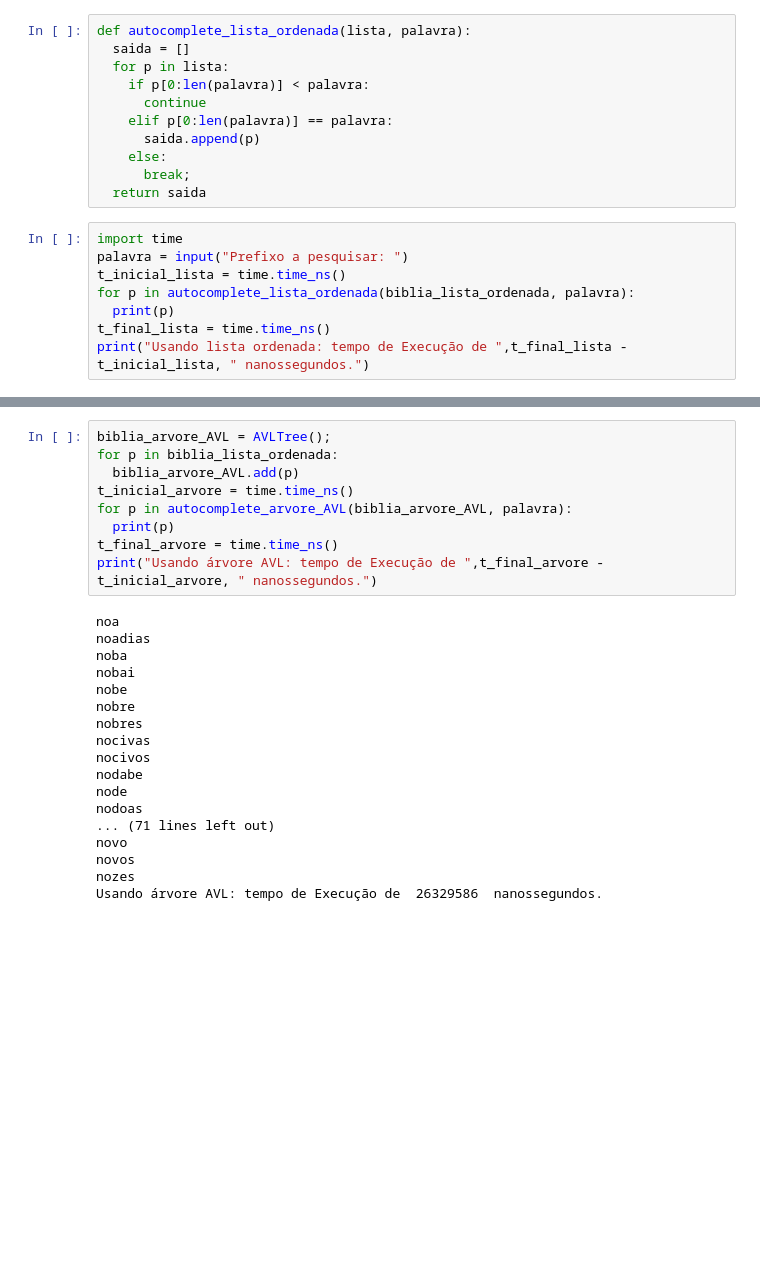
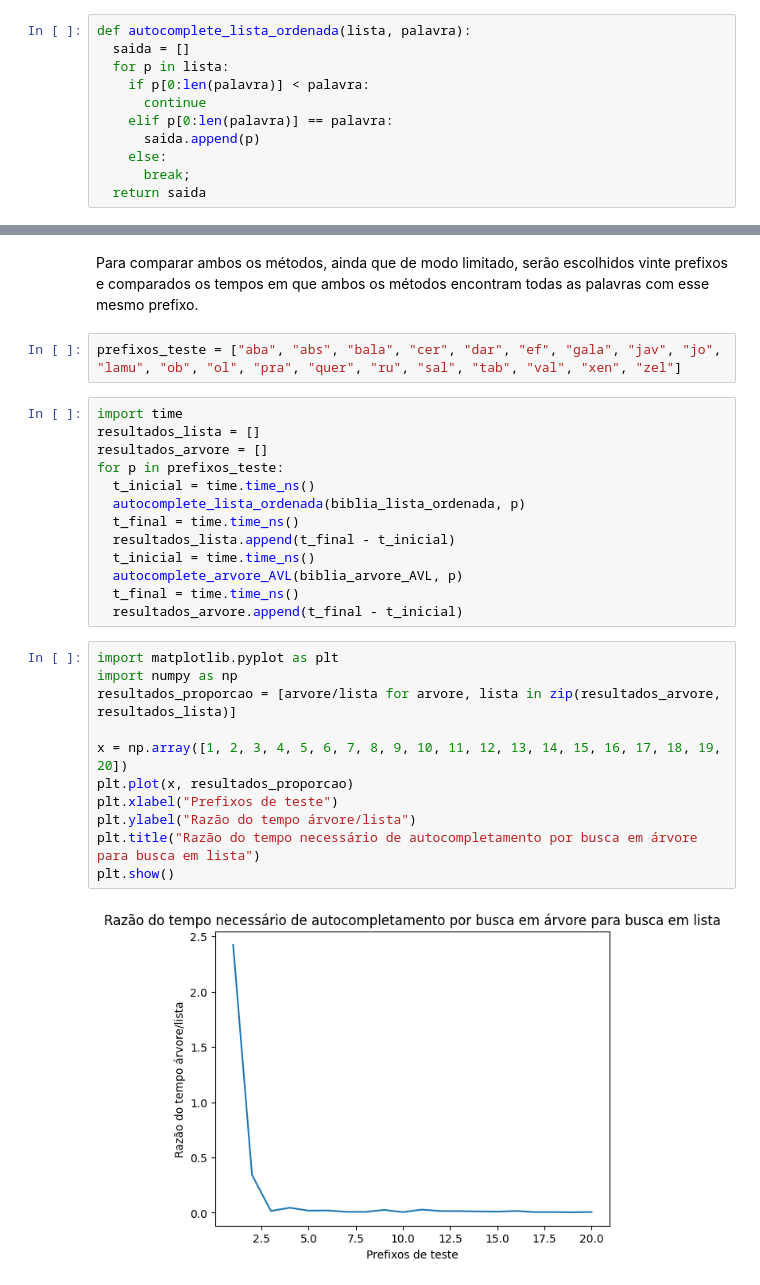
Before and after one commit to juscelinoaraujo/aed2, a Jupyter notebook: U1T1/AED2_U1T1_Juscelino.ipynb, the cells around one changed output, grey strips where cells are left out. Cells and saved outputs as stored; diff of their text form; blank space fills up the shorter version.

```diff
--- a/U1T1/AED2_U1T1_Juscelino.ipynb
+++ b/U1T1/AED2_U1T1_Juscelino.ipynb
@@ -437,11 +434,3 @@ def autocomplete_lista_ordenada(lista, palavra):
     else:
       break;
   return saida
-# %%
-import time
-palavra = input("Prefixo a pesquisar: ")
-t_inicial_lista = time.time_ns()
-for p in autocomplete_lista_ordenada(biblia_lista_ordenada, palavra):
-  print(p)
-t_final_lista = time.time_ns()
-print("Usando lista ordenada: tempo de Execução de ",t_final_lista - t_inicial_lista, " nanossegundos.")
@@ -481,27 +458,30 @@ def autocomplete_arvore_AVL(arvore, palavra):
-# %%
-biblia_arvore_AVL = AVLTree();
-for p in biblia_lista_ordenada:
-  biblia_arvore_AVL.add(p)
-t_inicial_arvore = time.time_ns()
-for p in autocomplete_arvore_AVL(biblia_arvore_AVL, palavra):
-  print(p)
-t_final_arvore = time.time_ns()
-print("Usando árvore AVL: tempo de Execução de ",t_final_arvore - t_inicial_arvore, " nanossegundos.")
-# %% [output]
-noa
-noadias
-noba
-nobai
-nobe
-nobre
-nobres
-nocivas
-nocivos
-nodabe
-node
-nodoas
-... (71 lines left out)
-novo
-novos
-nozes
-Usando árvore AVL: tempo de Execução de  26329586  nanossegundos.
+# %% [markdown]
+Para comparar ambos os métodos, ainda que de modo limitado, serão escolhidos vinte prefixos e comparados os tempos em que ambos os métodos encontram todas as palavras com esse mesmo prefixo.
+# %%
+prefixos_teste = ["aba", "abs", "bala", "cer", "dar", "ef", "gala", "jav", "jo", "lamu", "ob", "ol", "pra", "quer", "ru", "sal", "tab", "val", "xen", "zel"]
+# %%
+import time
+resultados_lista = []
+resultados_arvore = []
+for p in prefixos_teste:
+  t_inicial = time.time_ns()
+  autocomplete_lista_ordenada(biblia_lista_ordenada, p)
+  t_final = time.time_ns()
+  resultados_lista.append(t_final - t_inicial)
+  t_inicial = time.time_ns()
+  autocomplete_arvore_AVL(biblia_arvore_AVL, p)
+  t_final = time.time_ns()
+  resultados_arvore.append(t_final - t_inicial)
+# %%
+import matplotlib.pyplot as plt
+import numpy as np
+resultados_proporcao = [arvore/lista for arvore, lista in zip(resultados_arvore, resultados_lista)]
+
+x = np.array([1, 2, 3, 4, 5, 6, 7, 8, 9, 10, 11, 12, 13, 14, 15, 16, 17, 18, 19, 20])
+plt.plot(x, resultados_proporcao)
+plt.xlabel("Prefixos de teste")
+plt.ylabel("Razão do tempo árvore/lista")
+plt.title("Razão do tempo necessário de autocompletamento por busca em árvore para busca em lista")
+plt.show()
+# %% [output]
+[figure, added]
```
Also changed, not shown: parts of 16 cells of this notebook.
